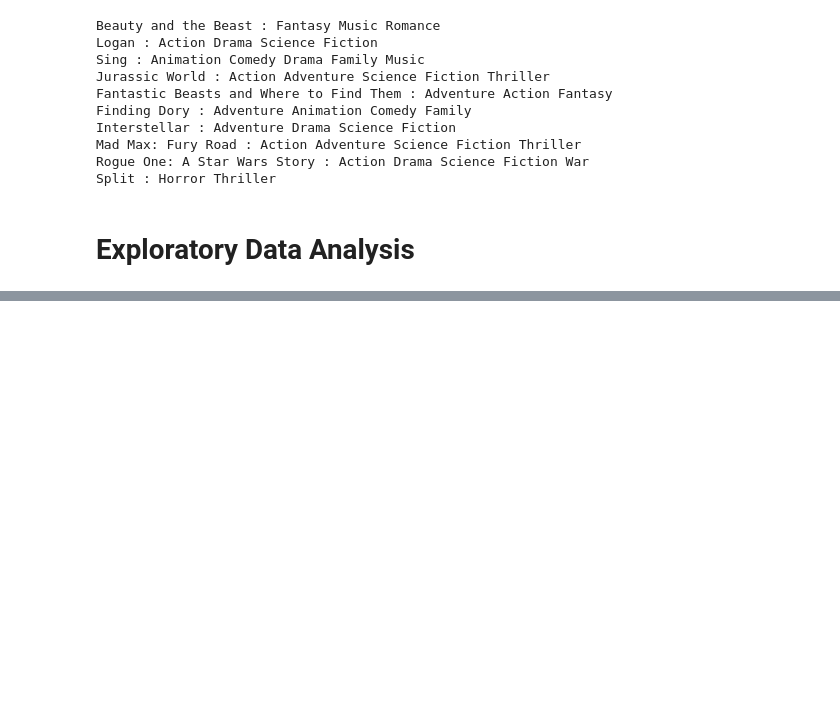
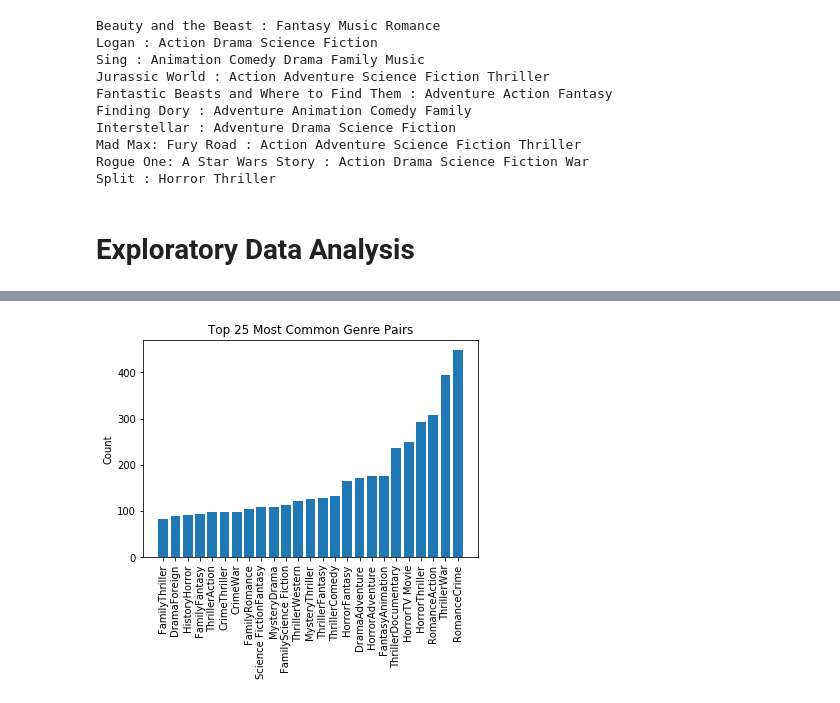
Before and after one commit to cocochrane/CS109B_FinalProject, a Jupyter notebook: Milestone1.ipynb, the cells around one changed output, grey strips where cells are left out. Cells and saved outputs as stored; diff of their text form; code cells hidden in the pictures; blank space fills up the shorter version.

```diff
--- a/Milestone1.ipynb
+++ b/Milestone1.ipynb
@@ -171,0 +213,31 @@ tt0181819
+# %%
+genre_pairs = []
+for i in range(len(genres)):
+    for j in range(i+1,len(genres)):
+        gen_1 = [genres[i] in c['genres'] for c in TMDB_dictionary.values()]
+        gen_2 = [genres[j] in c['genres'] for c in TMDB_dictionary.values()]
+        genre_pairs.append([genres[i],genres[j],sum(gen_1[l] == gen_2[l] == 1 for l in range(len(gen_2)))])
+
+
+labels = [str(i)+str(j) for i in genres for j in genres if i != j]
+counts = [i[2] for i in genre_pairs]
+# %%
+#find top 10
+idx = np.argsort(counts)[-25:]
+new_counts = [counts[i] for i in idx]
+p = [labels[i] for i in idx]
+place = range(len(p))
+
+fig, axs = plt.subplots(1)
+axs.bar(place, new_counts)
+plt.xticks(place, p)
+axs.set_title("Top 25 Most Common Genre Pairs")
+axs.set_ylabel('Count')
+
+for label in axs.get_xmajorticklabels():
+    label.set_rotation(90)
+    label.set_horizontalalignment("center")
+
+plt.show()
+# %% [output]
+[figure, added]
```
Also changed, not shown: parts of 17 cells of this notebook, 3 other files.
